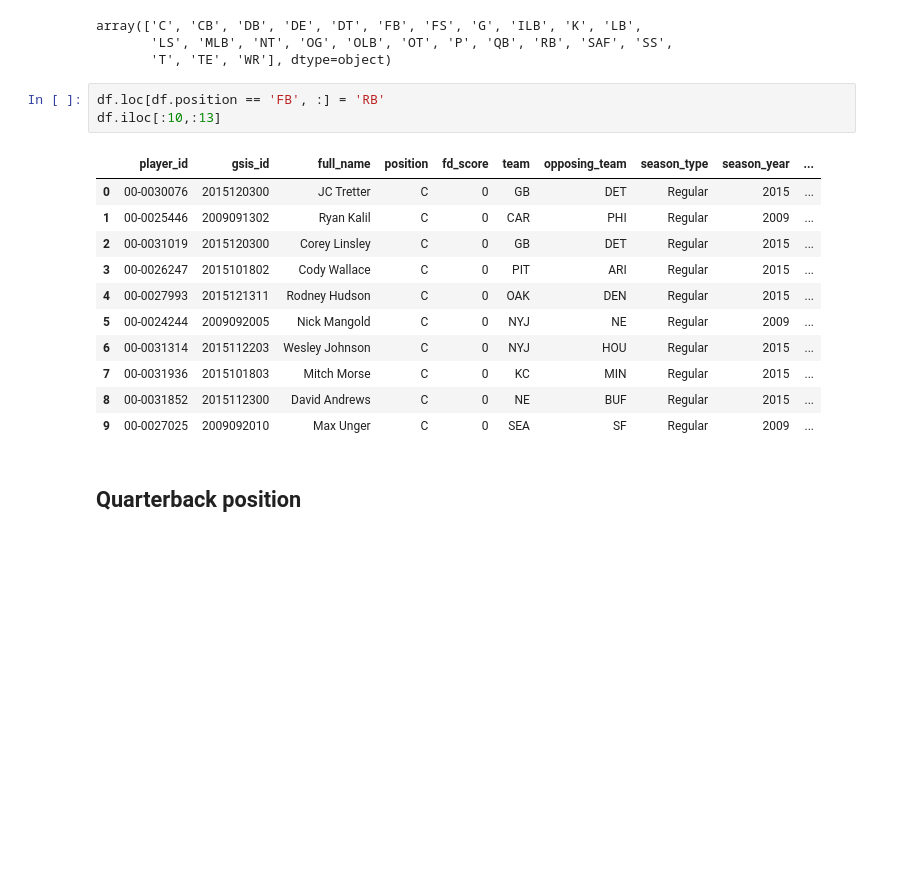
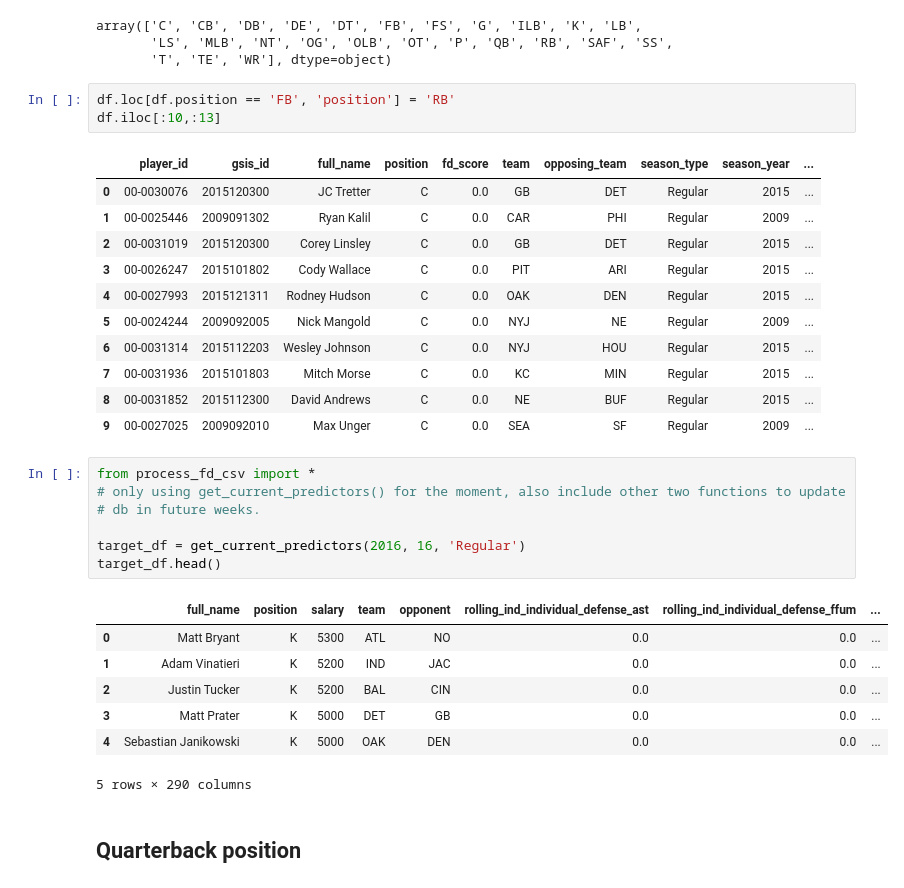
Before and after one commit to KMLDS/Bender, a Jupyter notebook: analysis.ipynb, the cells around one changed output. Drawn from its saved outputs; the diff is of its cells as text; blank space fills up the shorter version.

```diff
--- a/analysis.ipynb
+++ b/analysis.ipynb
@@ -33,20 +33,35 @@ array(['C', 'CB', 'DB', 'DE', 'DT', 'FB', 'FS', 'G', 'ILB', 'K', 'LB',
        'LS', 'MLB', 'NT', 'OG', 'OLB', 'OT', 'P', 'QB', 'RB', 'SAF', 'SS',
        'T', 'TE', 'WR'], dtype=object)
 # %%
-df.loc[df.position == 'FB', :] = 'RB'
+df.loc[df.position == 'FB', 'position'] = 'RB'
 df.iloc[:10,:13]
 # %% [output]
 |  | player_id | gsis_id | full_name | position | fd_score | team | opposing_team | season_type | season_year | ... |
-| 0 | 00-0030076 | 2015120300 | JC Tretter | C | 0 | GB | DET | Regular | 2015 | ... |
-| 1 | 00-0025446 | 2009091302 | Ryan Kalil | C | 0 | CAR | PHI | Regular | 2009 | ... |
-| 2 | 00-0031019 | 2015120300 | Corey Linsley | C | 0 | GB | DET | Regular | 2015 | ... |
-| 3 | 00-0026247 | 2015101802 | Cody Wallace | C | 0 | PIT | ARI | Regular | 2015 | ... |
-| 4 | 00-0027993 | 2015121311 | Rodney Hudson | C | 0 | OAK | DEN | Regular | 2015 | ... |
-| 5 | 00-0024244 | 2009092005 | Nick Mangold | C | 0 | NYJ | NE | Regular | 2009 | ... |
-| 6 | 00-0031314 | 2015112203 | Wesley Johnson | C | 0 | NYJ | HOU | Regular | 2015 | ... |
-| 7 | 00-0031936 | 2015101803 | Mitch Morse | C | 0 | KC | MIN | Regular | 2015 | ... |
-| 8 | 00-0031852 | 2015112300 | David Andrews | C | 0 | NE | BUF | Regular | 2015 | ... |
-| 9 | 00-0027025 | 2009092010 | Max Unger | C | 0 | SEA | SF | Regular | 2009 | ... |
+| 0 | 00-0030076 | 2015120300 | JC Tretter | C | 0.0 | GB | DET | Regular | 2015 | ... |
+| 1 | 00-0025446 | 2009091302 | Ryan Kalil | C | 0.0 | CAR | PHI | Regular | 2009 | ... |
+| 2 | 00-0031019 | 2015120300 | Corey Linsley | C | 0.0 | GB | DET | Regular | 2015 | ... |
+| 3 | 00-0026247 | 2015101802 | Cody Wallace | C | 0.0 | PIT | ARI | Regular | 2015 | ... |
+| 4 | 00-0027993 | 2015121311 | Rodney Hudson | C | 0.0 | OAK | DEN | Regular | 2015 | ... |
+| 5 | 00-0024244 | 2009092005 | Nick Mangold | C | 0.0 | NYJ | NE | Regular | 2009 | ... |
+| 6 | 00-0031314 | 2015112203 | Wesley Johnson | C | 0.0 | NYJ | HOU | Regular | 2015 | ... |
+| 7 | 00-0031936 | 2015101803 | Mitch Morse | C | 0.0 | KC | MIN | Regular | 2015 | ... |
+| 8 | 00-0031852 | 2015112300 | David Andrews | C | 0.0 | NE | BUF | Regular | 2015 | ... |
+| 9 | 00-0027025 | 2009092010 | Max Unger | C | 0.0 | SEA | SF | Regular | 2009 | ... |
+# %%
+from process_fd_csv import *
+# only using get_current_predictors() for the moment, also include other two functions to update
+# db in future weeks.
+
+target_df = get_current_predictors(2016, 16, 'Regular')
+target_df.head()
+# %% [output]
+|  | full_name | position | salary | team | opponent | rolling_ind_individual_defense_ast | rolling_ind_individual_defense_ffum | ... |
+| 0 | Matt Bryant | K | 5300 | ATL | NO | 0.0 | 0.0 | ... |
+| 1 | Adam Vinatieri | K | 5200 | IND | JAC | 0.0 | 0.0 | ... |
+| 2 | Justin Tucker | K | 5200 | BAL | CIN | 0.0 | 0.0 | ... |
+| 3 | Matt Prater | K | 5000 | DET | GB | 0.0 | 0.0 | ... |
+| 4 | Sebastian Janikowski | K | 5000 | OAK | DEN | 0.0 | 0.0 | ... |
+5 rows × 290 columns
 # %% [markdown]
 ## Quarterback position
 # %%
```
Also changed, not shown: parts of 12 cells of this notebook, 9 other files.
